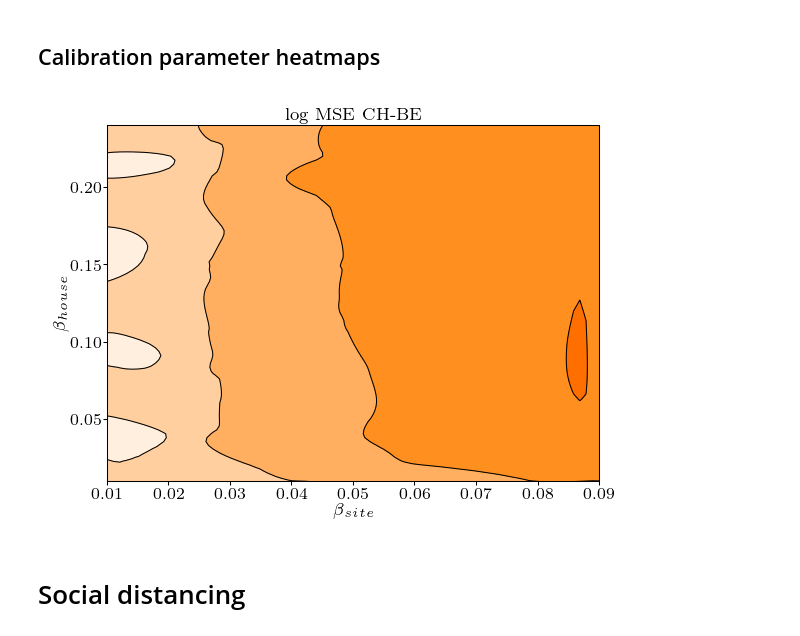
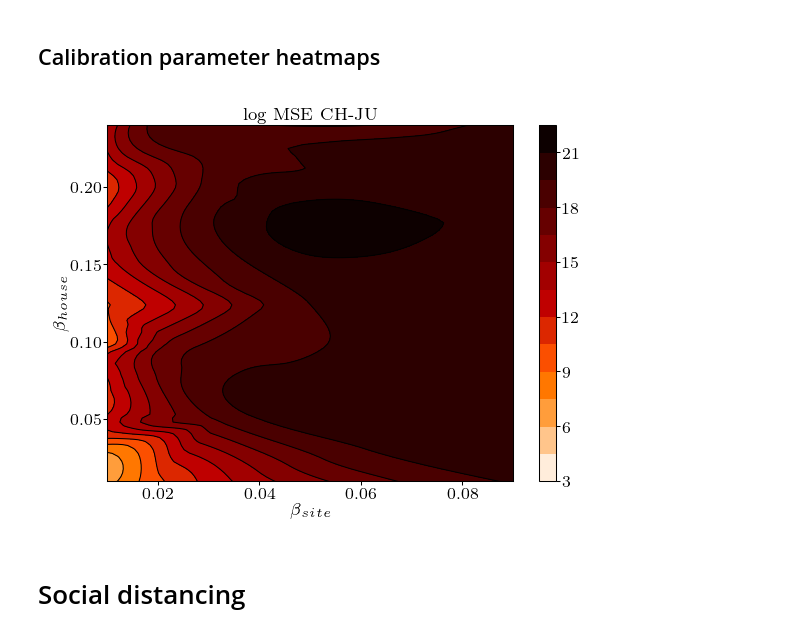
Before and after one commit to covid19-model/simulator, a Jupyter notebook: sim/sim-plot.ipynb, the cells around one changed output. Drawn from its saved outputs; the diff is of its cells as text; code cells hidden in the pictures.

```diff
--- a/sim/sim-plot.ipynb
+++ b/sim/sim-plot.ipynb
@@ -73,16 +77,16 @@ FileNotFoundError: [Errno 2] No such file or directory: 'condensed_summaries/val
 # %%
 plotter = Plotter()
 plotter.beta_parameter_heatmap(
     country='CH',
-    area='BE',
-    calibration_state='logs/calibration_be0_state.pk',
+    area='JU',
+    calibration_state='logs/calibration_ju0_state.pk',
     figsize=(4, 3),
     cmap='gist_heat_r',
 #    cmap='viridis_r',
     levels=15,
 )
 # %% [output]
-[figure, old version]
+[figure, new version]
 # %% [markdown]
 # Social distancing
 # %% [markdown]
```
Also changed, not shown: parts of 8 cells of this notebook.
